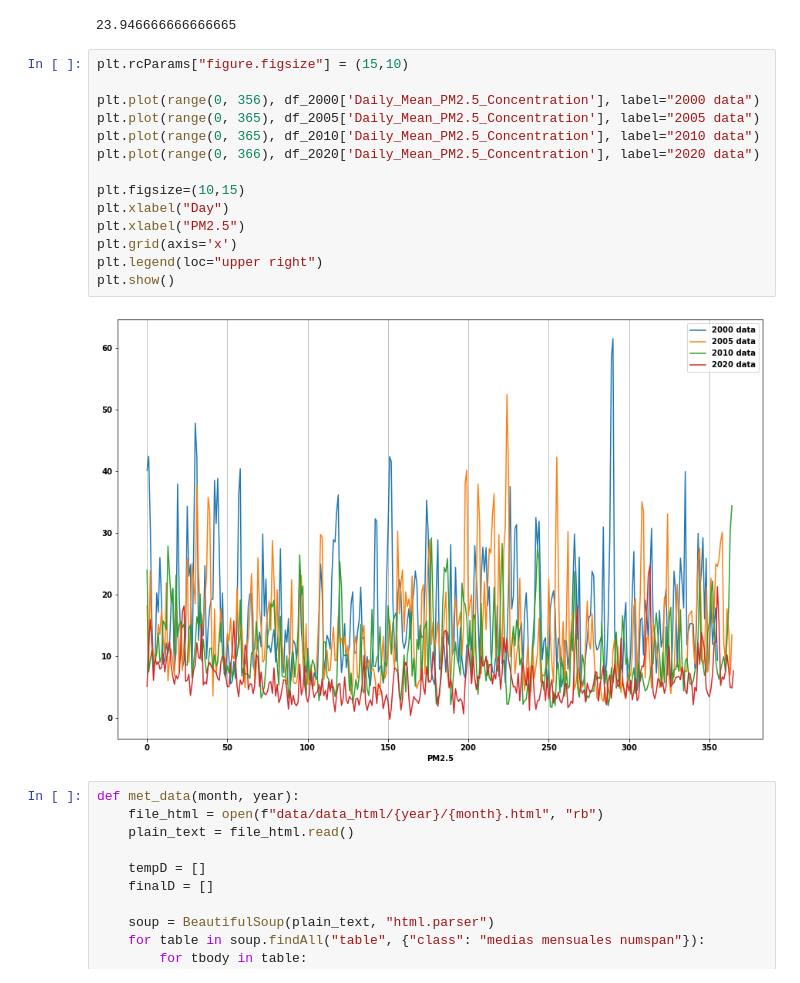
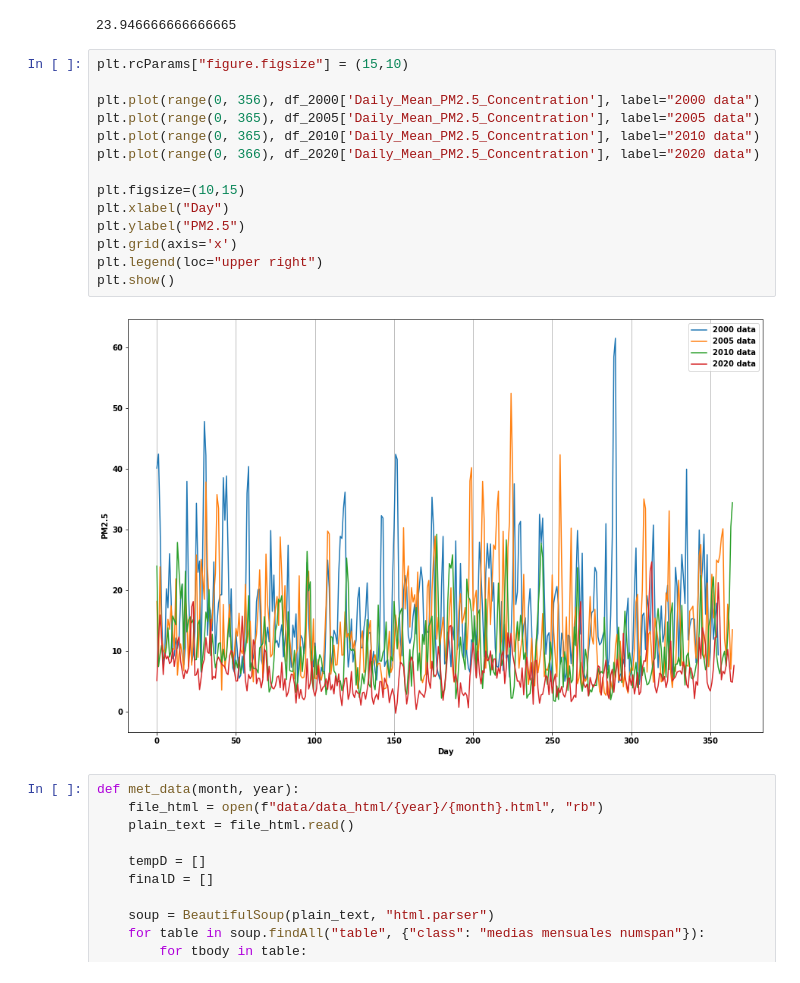
Before and after one commit to tigju/air-quality-index-new-york, a Jupyter notebook: data_preprocessing.ipynb, the cells around one changed output. Cells and saved outputs as stored; diff of their text form.

```diff
--- a/data_preprocessing.ipynb
+++ b/data_preprocessing.ipynb
@@ -63,19 +63,19 @@ df_2010['Daily_Mean_PM2.5_Concentration'][0]
 # %%
 plt.rcParams["figure.figsize"] = (15,10)
 
 plt.plot(range(0, 356), df_2000['Daily_Mean_PM2.5_Concentration'], label="2000 data")
 plt.plot(range(0, 365), df_2005['Daily_Mean_PM2.5_Concentration'], label="2005 data")
 plt.plot(range(0, 365), df_2010['Daily_Mean_PM2.5_Concentration'], label="2010 data")
 plt.plot(range(0, 366), df_2020['Daily_Mean_PM2.5_Concentration'], label="2020 data")
 
 plt.figsize=(10,15)
 plt.xlabel("Day")
-plt.xlabel("PM2.5")
+plt.ylabel("PM2.5")
 plt.grid(axis='x')
 plt.legend(loc="upper right")
 plt.show()
 # %% [output]
-[figure, old version]
+[figure, new version]
 # %%
 def met_data(month, year):
     file_html = open(f"data/data_html/{year}/{month}.html", "rb")
```
Also changed, not shown: parts of 1 cell of this notebook.
